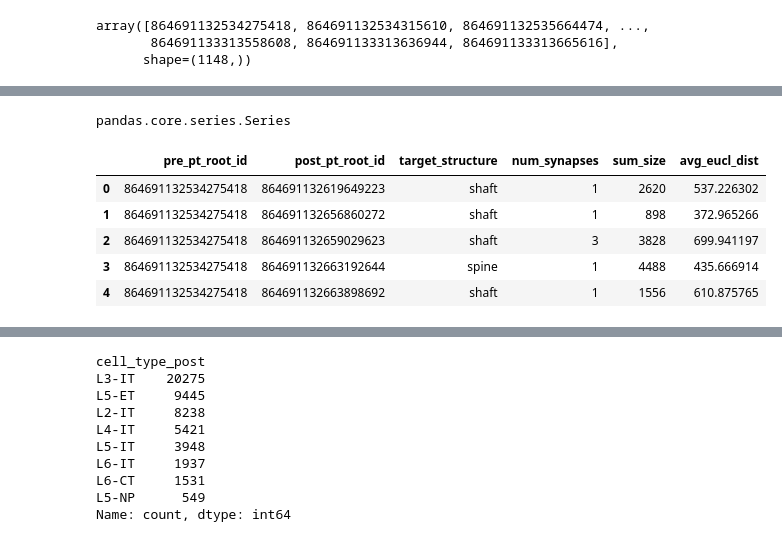
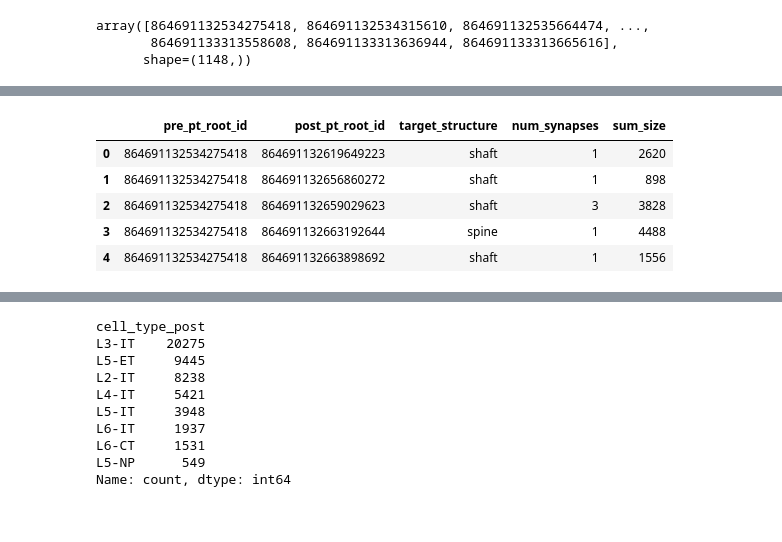
Before and after one commit to timkimd/connectomics, a Jupyter notebook: code/notebooks/grace_structure_final.ipynb, the cells around one changed output, grey strips where cells are left out. Cells and saved outputs as stored; diff of their text form; code cells hidden in the pictures.

```diff
--- a/code/notebooks/grace_structure_final.ipynb
+++ b/code/notebooks/grace_structure_final.ipynb
@@ -259,26 +212,22 @@ syn_df_ecldn.head()
-# %%
-type(syn_df_ecldn["pre_pt_root_id"])
-# %% [output]
-pandas.core.series.Series
 # %%
 # Let's make a dataframe where each row is a "connection" between a presynaptic and postsynaptic neuron, with the number of synapses and their summed size as two different measures of the connection weight.
 # This involves a "group-by" on both the presynaptic and postsynaptic neuron IDs and aggregating both the count of synapses, summed synapse size, average euclidean distance.
 
 connectivity_df = (
-    syn_df_ecldn.query("pre_proofread and post_proofread")
+    proof_syn_df.query("pre_proofread and post_proofread")
     .groupby(["pre_pt_root_id", "post_pt_root_id","target_structure"])
-    .agg(num_synapses=("pre_pt_root_id", "count"), sum_size=("size", "sum"),avg_eucl_dist=("euclidean_distance", "mean"))
+    .agg(num_synapses=("pre_pt_root_id", "count"), sum_size=("size", "sum"))
     .reset_index()
 )
 
 connectivity_df.head()
 # %% [output]
-|  | pre_pt_root_id | post_pt_root_id | target_structure | num_synapses | sum_size | avg_eucl_dist |
-| 0 | 864691132534275418 | 864691132619649223 | shaft | 1 | 2620 | 537.226302 |
-| 1 | 864691132534275418 | 864691132656860272 | shaft | 1 | 898 | 372.965266 |
-| 2 | 864691132534275418 | 864691132659029623 | shaft | 3 | 3828 | 699.941197 |
-| 3 | 864691132534275418 | 864691132663192644 | spine | 1 | 4488 | 435.666914 |
-| 4 | 864691132534275418 | 864691132663898692 | shaft | 1 | 1556 | 610.875765 |
+|  | pre_pt_root_id | post_pt_root_id | target_structure | num_synapses | sum_size |
+| 0 | 864691132534275418 | 864691132619649223 | shaft | 1 | 2620 |
+| 1 | 864691132534275418 | 864691132656860272 | shaft | 1 | 898 |
+| 2 | 864691132534275418 | 864691132659029623 | shaft | 3 | 3828 |
+| 3 | 864691132534275418 | 864691132663192644 | spine | 1 | 4488 |
+| 4 | 864691132534275418 | 864691132663898692 | shaft | 1 | 1556 |
 # %%
 # add the synaptic ratio - divide sum_size by number of synapses
 connectivity_df["synaptic_ratio"] = connectivity_df["sum_size"]/connectivity_df["num_synapses"]
```
Also changed, not shown: parts of 62 cells of this notebook.
